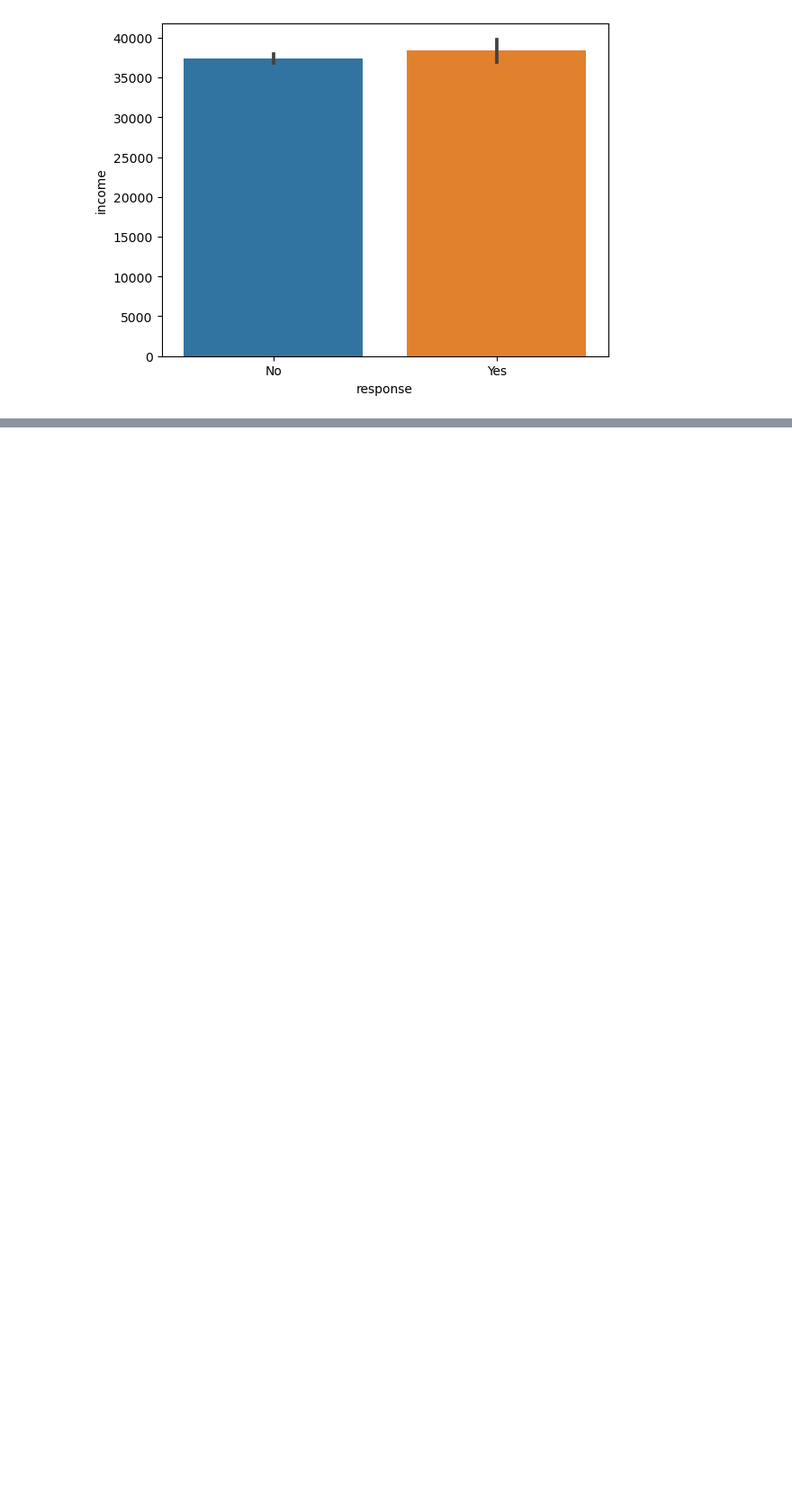
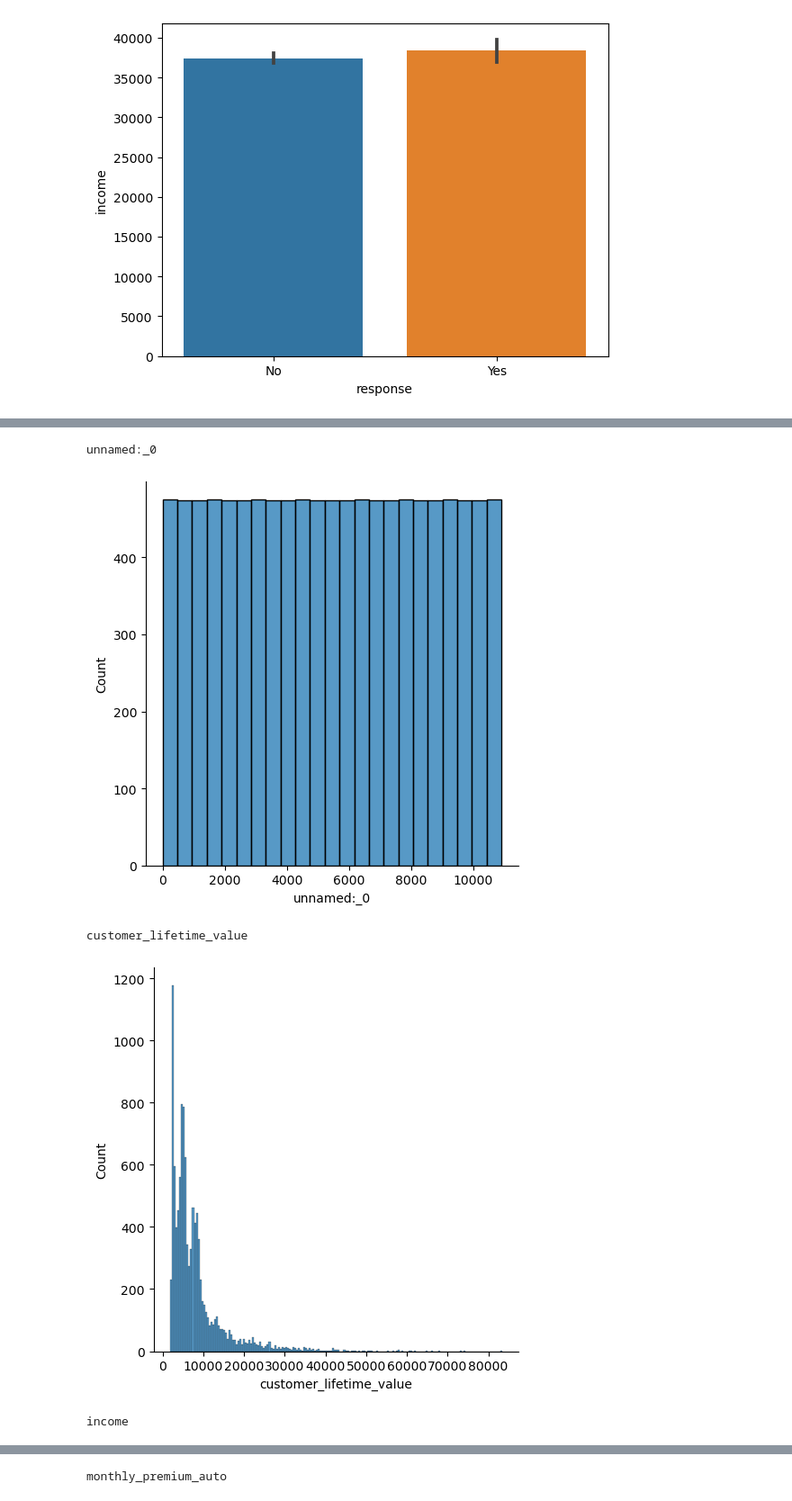
Before and after one commit to Tetiana93/lab-customer-analysis-round-2, a Jupyter notebook: lab-customer-analysis-round-2.ipynb, the cells around one changed output, grey strips where cells are left out. Shown at 90% size. Drawn from its saved outputs; the diff is of its cells as text; code cells hidden in the pictures; blank space fills up the shorter version.

```diff
--- a/lab-customer-analysis-round-2.ipynb
+++ b/lab-customer-analysis-round-2.ipynb
@@ -432,0 +453,3 @@ plt.show()
+# %%
+numerical = df.select_dtypes("number")
+numerical
@@ -432,0 +487,11 @@ plt.show()
+# %%
+for col in numerical.columns:
+    print(col)
+    sns.displot(numerical[col])
+    plt.show()
+# %% [output]
+unnamed:_0
+[figure, added]
+customer_lifetime_value
+[figure, added]
+income
@@ -432,0 +499 @@ plt.show()
+monthly_premium_auto
```
Also changed, not shown: parts of 10 cells of this notebook.
